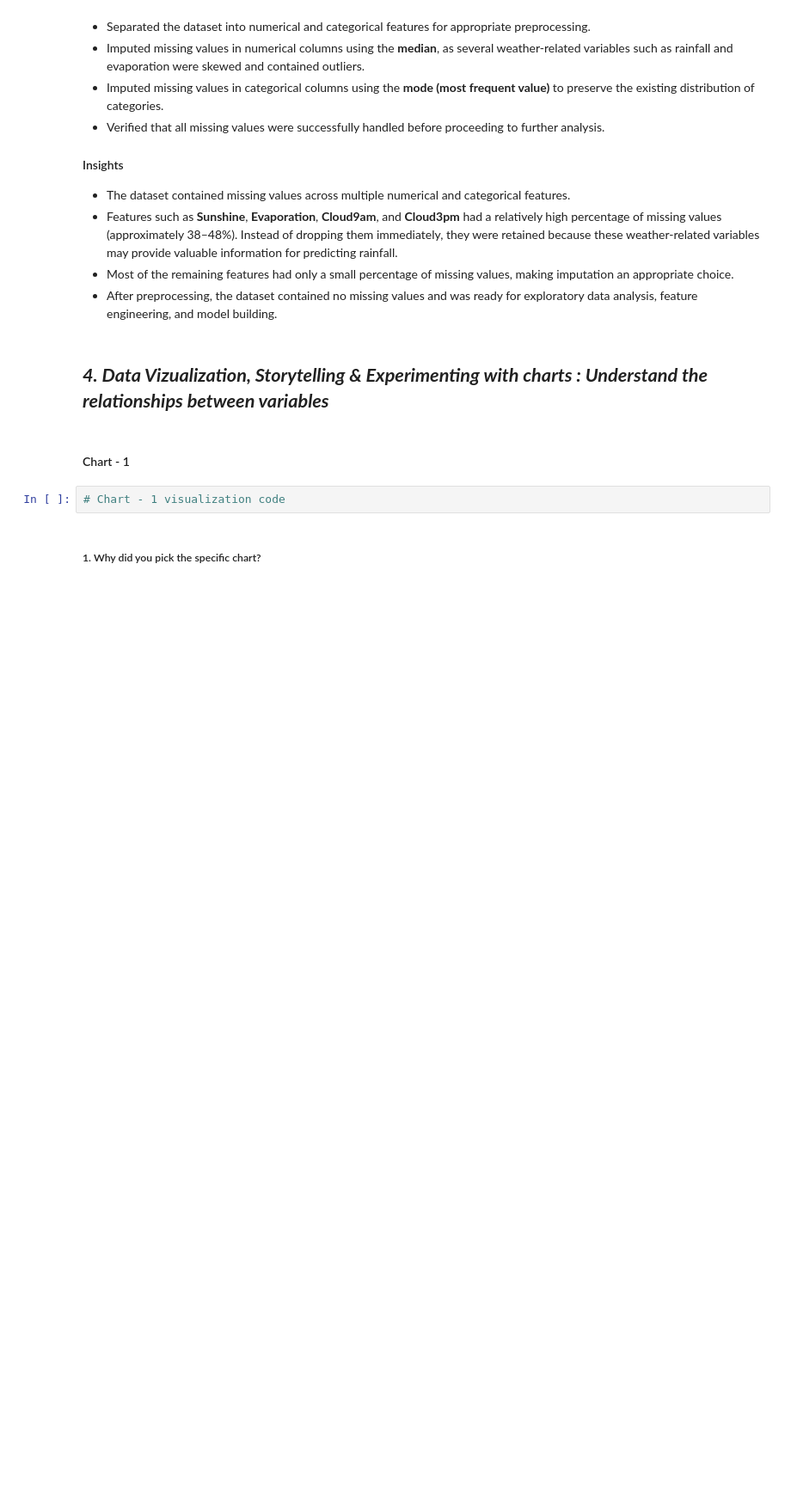
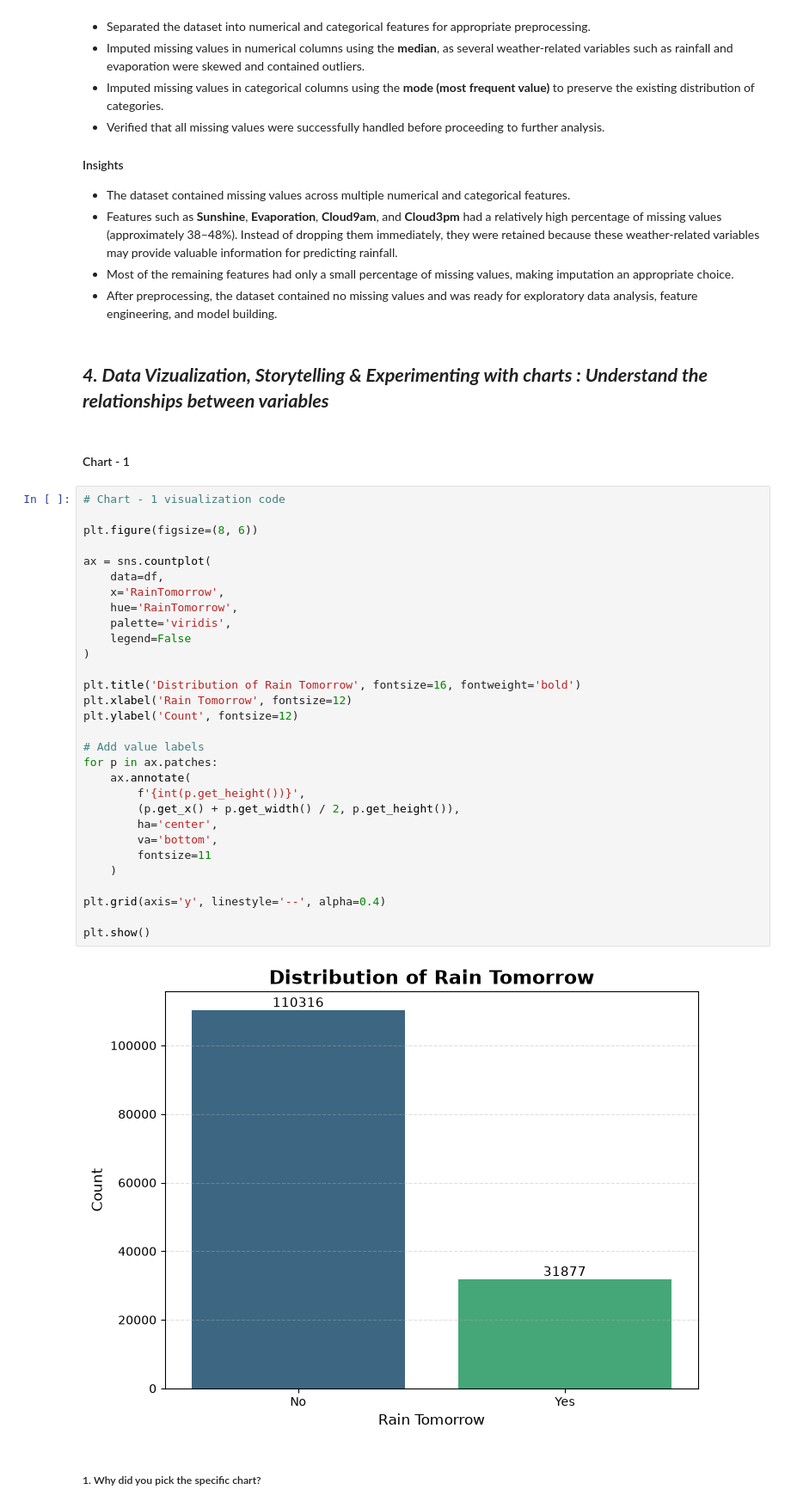
Before and after one commit to Krishna-matic/Machine_Learning_Projects, a Jupyter notebook: 03_rain_in_australia_classification/Classification_ML_Project.ipynb, the cells around one changed output. Shown at 86% size. Saved outputs shown, nothing was run; the diff lists cells and outputs as text; blank space fills up the shorter version.

Commit message:
Complete exploratory data analysis (EDA) with 15 visualizations

```diff
--- a/03_rain_in_australia_classification/Classification_ML_Project.ipynb
+++ b/03_rain_in_australia_classification/Classification_ML_Project.ipynb
@@ -380,7 +380,37 @@ The following data preprocessing steps were carried out during the data wranglin
 ## ***4. Data Vizualization, Storytelling & Experimenting with charts : Understand the relationships between variables***
 # %% [markdown]
 #### Chart - 1
-# %%
-# Chart - 1 visualization code
+# %%
+# Chart - 1 visualization code
+
+plt.figure(figsize=(8, 6))
+
+ax = sns.countplot(
+    data=df,
+    x='RainTomorrow',
+    hue='RainTomorrow',
+    palette='viridis',
+    legend=False
+)
+
+plt.title('Distribution of Rain Tomorrow', fontsize=16, fontweight='bold')
+plt.xlabel('Rain Tomorrow', fontsize=12)
+plt.ylabel('Count', fontsize=12)
+
+# Add value labels
+for p in ax.patches:
+    ax.annotate(
+        f'{int(p.get_height())}',
+        (p.get_x() + p.get_width() / 2, p.get_height()),
+        ha='center',
+        va='bottom',
+        fontsize=11
+    )
+
+plt.grid(axis='y', linestyle='--', alpha=0.4)
+
+plt.show()
+# %% [output]
+[figure, added]
 # %% [markdown]
 ##### 1. Why did you pick the specific chart?
```
Also changed, not shown: parts of 114 cells of this notebook.
